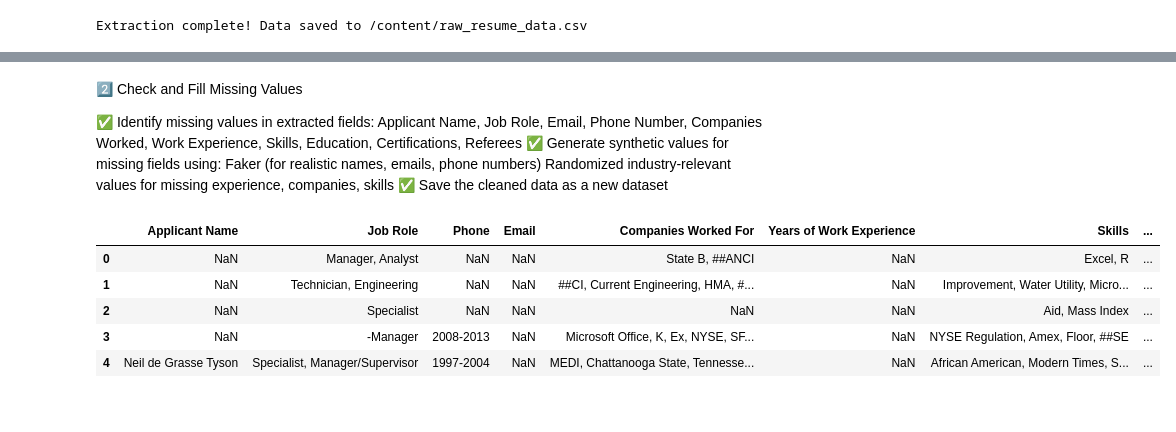
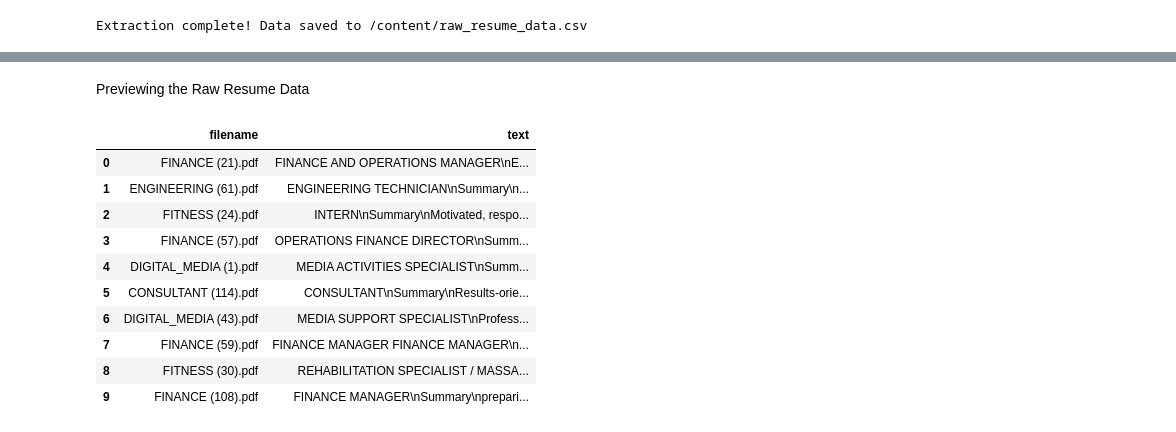
Before and after one commit to mk7890/Resume-Parsing-System, a Jupyter notebook: ResumeParsingSystem_DataCleaning.ipynb, the cells around one changed output, grey strips where cells are left out. Cells and saved outputs as stored; diff of their text form; code cells hidden in the pictures.

```diff
--- a/ResumeParsingSystem_DataCleaning.ipynb
+++ b/ResumeParsingSystem_DataCleaning.ipynb
@@ -595,15 +225,17 @@ Device set to use cuda:0
-# %% [markdown]
-2️⃣ Check and Fill Missing Values
-
-
-✅ Identify missing values in extracted fields: Applicant Name, Job Role, Email, Phone Number, Companies Worked, Work Experience, Skills, Education, Certifications, Referees ✅ Generate synthetic values for missing fields using: Faker (for realistic names, emails, phone numbers) Randomized industry-relevant values for missing experience, companies, skills ✅ Save the cleaned data as a new dataset
+# %% [markdown]
+Previewing the Raw Resume Data
 # %%
-parsed_resume = pd.read_csv('/content/parsed_resume_data.csv')
-parsed_resume.head()
+raw_resume = pd.read_csv("/content/raw_resume_data.csv")
+raw_resume.head(10)
 # %% [output]
-|  | Applicant Name | Job Role | Phone | Email | Companies Worked For | Years of Work Experience | Skills | ... |
-| 0 | NaN | Manager, Analyst | NaN | NaN | State B, ##ANCI | NaN | Excel, R | ... |
-| 1 | NaN | Technician, Engineering | NaN | NaN | ##CI, Current Engineering, HMA, #... | NaN | Improvement, Water Utility, Micro... | ... |
-| 2 | NaN | Specialist | NaN | NaN | NaN | NaN | Aid, Mass Index | ... |
-| 3 | NaN | -Manager | 2008-2013 | NaN | Microsoft Office, K, Ex, NYSE, SF... | NaN | NYSE Regulation, Amex, Floor, ##SE | ... |
-| 4 | Neil de Grasse Tyson | Specialist, Manager/Supervisor | 1997-2004 | NaN | MEDI, Chattanooga State, Tennesse... | NaN | African American, Modern Times, S... | ... |
+|  | filename | text |
+| 0 | FINANCE (21).pdf | FINANCE AND OPERATIONS MANAGER\nE... |
+| 1 | ENGINEERING (61).pdf | ENGINEERING TECHNICIAN\nSummary\n... |
+| 2 | FITNESS (24).pdf | INTERN\nSummary\nMotivated, respo... |
+| 3 | FINANCE (57).pdf | OPERATIONS FINANCE DIRECTOR\nSumm... |
+| 4 | DIGITAL_MEDIA (1).pdf | MEDIA ACTIVITIES SPECIALIST\nSumm... |
+| 5 | CONSULTANT (114).pdf | CONSULTANT\nSummary\nResults-orie... |
+| 6 | DIGITAL_MEDIA (43).pdf | MEDIA SUPPORT SPECIALIST\nProfess... |
+| 7 | FINANCE (59).pdf | FINANCE MANAGER FINANCE MANAGER\n... |
+| 8 | FITNESS (30).pdf | REHABILITATION SPECIALIST / MASSA... |
+| 9 | FINANCE (108).pdf | FINANCE MANAGER\nSummary\nprepari... |
```
Also changed, not shown: parts of 104 cells of this notebook.
